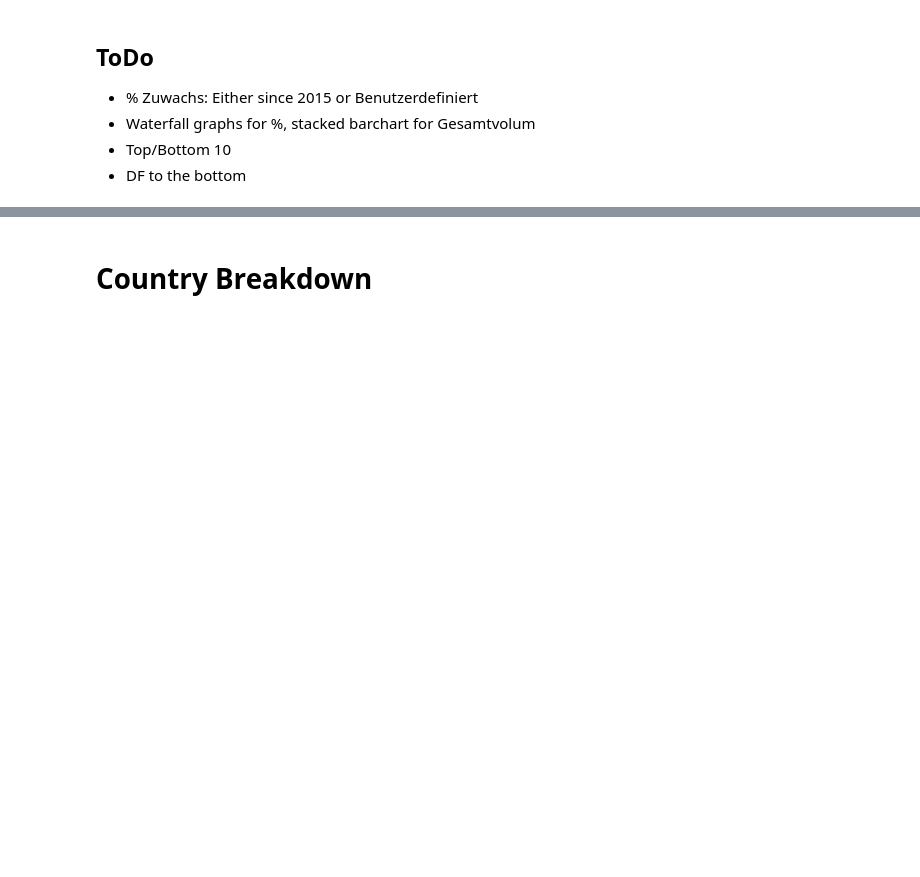
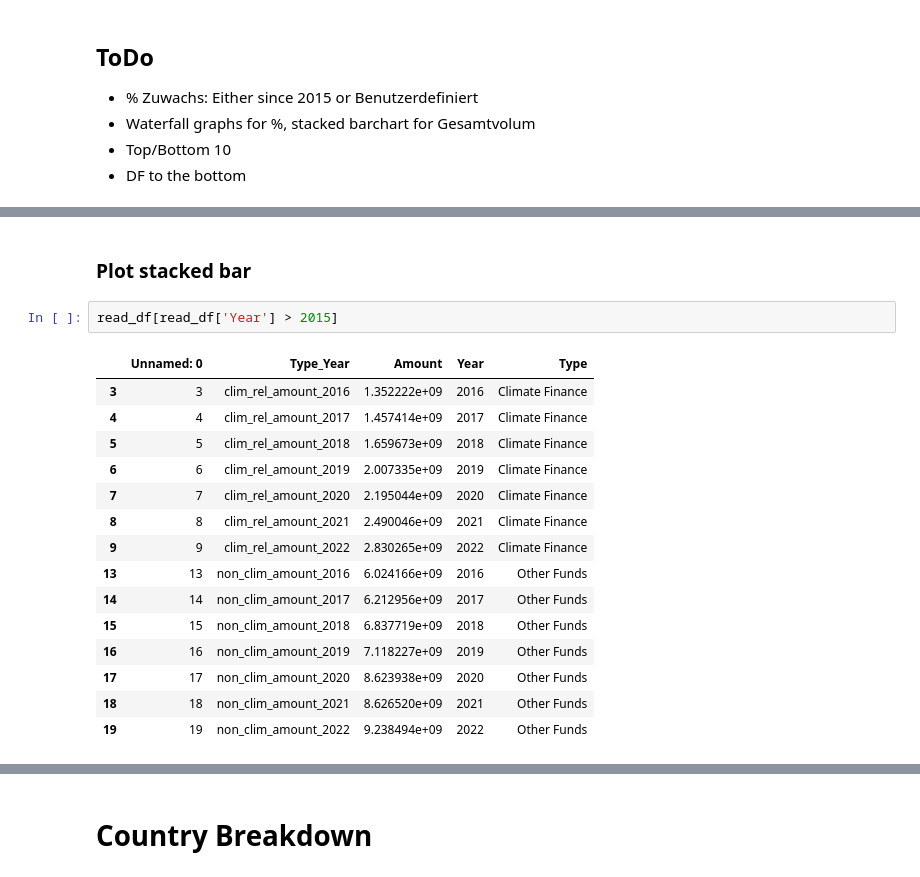
Before and after one commit to Samuel-Drewes/KlimaPortfolios, a Jupyter notebook: notebooks/first_play.ipynb, the cells around one changed output, grey strips where cells are left out. Cells and saved outputs as stored; diff of their text form; blank space fills up the shorter version.

```diff
--- a/notebooks/first_play.ipynb
+++ b/notebooks/first_play.ipynb
@@ -224,0 +146,20 @@ fig.show()
+# %% [markdown]
+### Plot stacked bar
+# %%
+read_df[read_df['Year'] > 2015]
+# %% [output]
+|  | Unnamed: 0 | Type_Year | Amount | Year | Type |
+| 3 | 3 | clim_rel_amount_2016 | 1.352222e+09 | 2016 | Climate Finance |
+| 4 | 4 | clim_rel_amount_2017 | 1.457414e+09 | 2017 | Climate Finance |
+| 5 | 5 | clim_rel_amount_2018 | 1.659673e+09 | 2018 | Climate Finance |
+| 6 | 6 | clim_rel_amount_2019 | 2.007335e+09 | 2019 | Climate Finance |
+| 7 | 7 | clim_rel_amount_2020 | 2.195044e+09 | 2020 | Climate Finance |
+| 8 | 8 | clim_rel_amount_2021 | 2.490046e+09 | 2021 | Climate Finance |
+| 9 | 9 | clim_rel_amount_2022 | 2.830265e+09 | 2022 | Climate Finance |
+| 13 | 13 | non_clim_amount_2016 | 6.024166e+09 | 2016 | Other Funds |
+| 14 | 14 | non_clim_amount_2017 | 6.212956e+09 | 2017 | Other Funds |
+| 15 | 15 | non_clim_amount_2018 | 6.837719e+09 | 2018 | Other Funds |
+| 16 | 16 | non_clim_amount_2019 | 7.118227e+09 | 2019 | Other Funds |
+| 17 | 17 | non_clim_amount_2020 | 8.623938e+09 | 2020 | Other Funds |
+| 18 | 18 | non_clim_amount_2021 | 8.626520e+09 | 2021 | Other Funds |
+| 19 | 19 | non_clim_amount_2022 | 9.238494e+09 | 2022 | Other Funds |
```
Also changed, not shown: parts of 41 cells of this notebook, 1 other file.
